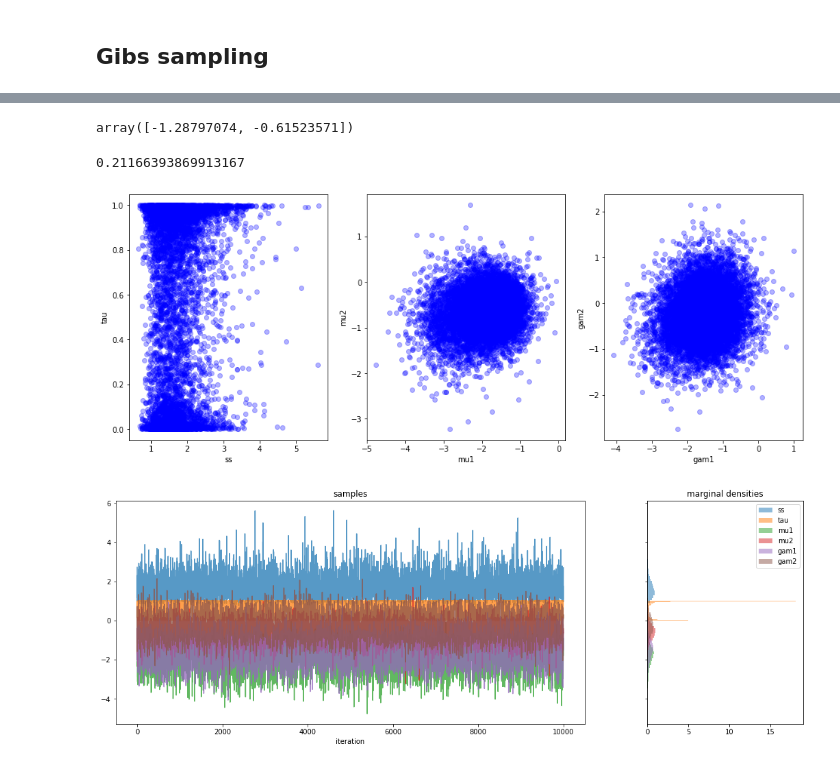
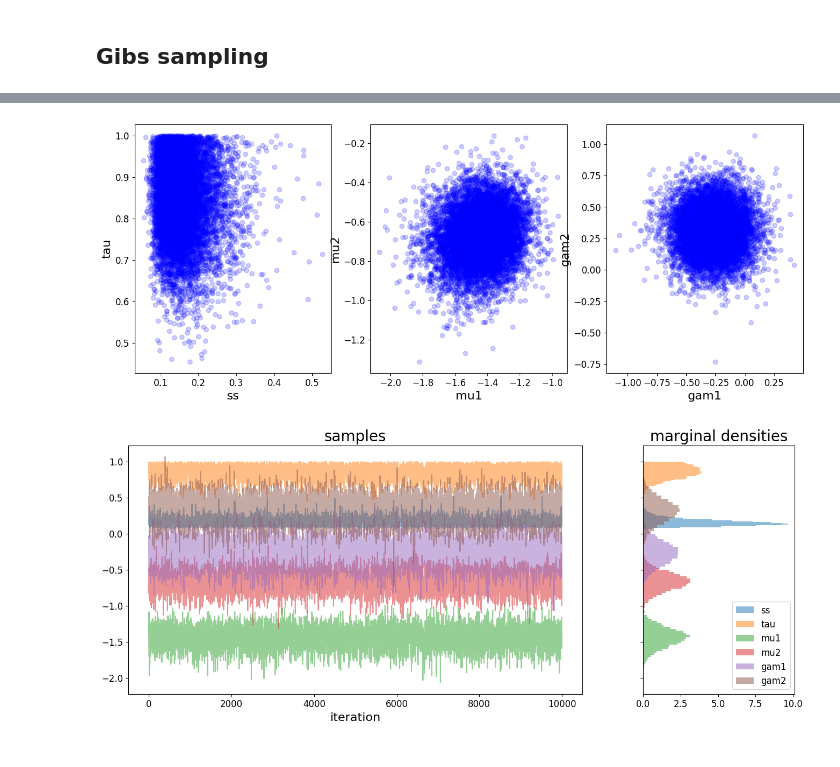
Before and after one commit to etrieschman/gene-expr, a Jupyter notebook: code/Trieschman_STATS370_Final.ipynb, the cells around one changed output, grey strips where cells are left out. Drawn from its saved outputs; the diff is of its cells as text; code cells hidden in the pictures.

```diff
--- a/code/Trieschman_STATS370_Final.ipynb
+++ b/code/Trieschman_STATS370_Final.ipynb
@@ -205,59 +117,11 @@ array([-1.52642339, -0.57352809])
-# %%
-def val_gibbs_gam(theta, Y, groups):
-    # unravel theta
-    ss, tau, mu, __ = theta
-
-    #get counts
-    __, ns = np.unique(groups, return_counts=True)
-    n = ns.sum()
-
-    # calculate mean/var
-    gam_denom = ns[1] + ns[2]/4 + ns[3]*(1-tau)**2
-    mean_gam_num = (Y[groups == 2].sum(axis=0) + 0.5*Y[groups == 3].sum(axis=0) + (1-tau)*Y[groups == 4].sum(axis=0) +
-        (ns[2]/4 + ns[3]*tau*(1-tau))*mu)
-    mean_gam = mean_gam_num / gam_denom
-    var_gam = ss / gam_denom
-
-    # generate sample
-    prop_gam = sps.multivariate_normal.rvs(mean=mean_gam, cov=var_gam)
-    return prop_gam
-
-val_gibbs_gam(theta, Y, groups)
-# %% [output]
-array([-1.28797074, -0.61523571])
-# %%
-def val_gibbs_tau(theta, Y, groups, eps=0.00001):
-    # unravel theta
-    ss, __, mu, gam = theta
-
-    #get counts
-    __, ns = np.unique(groups, return_counts=True)
-    n = ns.sum()
-
-    # error handling in case mu == gam (divide by zero error)
-    if (mu == gam).all():
-        denom = eps
-    else:
-        denom = np.dot((mu - gam), (mu - gam))
-
-    mean_tau = np.dot((mu - gam), (Y[groups == 4] - gam).sum(axis=0)) / denom
-    var_tau = ss / (ns[3] * denom)
-    std_tau = np.sqrt(var_tau)
-    tau = sps.truncnorm.rvs(a=(0 - mean_tau) / var_tau,
-                            b=(1 - mean_tau) / var_tau,
-                            loc=mean_tau, scale=var_tau)
-    return tau
-val_gibbs_tau(theta, Y, groups)
-# %% [output]
-0.21166393869913167
 # %%
 T = 10000
-xt = []
+xt_g = []
 continuous_scan = False
 cond_dists = [val_gibbs_ss, val_gibbs_tau, val_gibbs_mu, val_gibbs_gam]
 
 # Initialize then iterate
-x0 = np.array((0.25, 0.5, np.array([0, 0]), np.array([0, 0])), dtype=object)
+x0 = np.array((0.1, 0.75, np.array([0,0]), np.array([0,0])), dtype=object)
 x = x0
 
 for t in tqdm(range(T)):
@@ -267,18 +131,19 @@ for t in tqdm(range(T)):
         update_idx = np.array(range(4))
     else:
         update_idx = np.random.choice(range(4), 4, replace=False)
+
     for j in update_idx:
         x[j] = cond_dists[j](x, Y, groups)
 
     # record in flattened state
-    xt += [np.hstack(x)]
+    xt_g += [np.hstack(x)]
 
-xt = np.array(xt)
+xt_g = np.array(xt_g)
 # %%
-plot_ar(xt, plot_status=False)
+plot_dist(xt_g, plot_status=False)
 # %% [output]
-[figure, old version]
+[figure, new version]
 # %%
-plot_marginals(xt)
+plot_marginals(xt_g)
 # %% [output]
-[figure, old version]
+[figure, new version]
```
Also changed, not shown: parts of 17 cells of this notebook, 4 other files.
